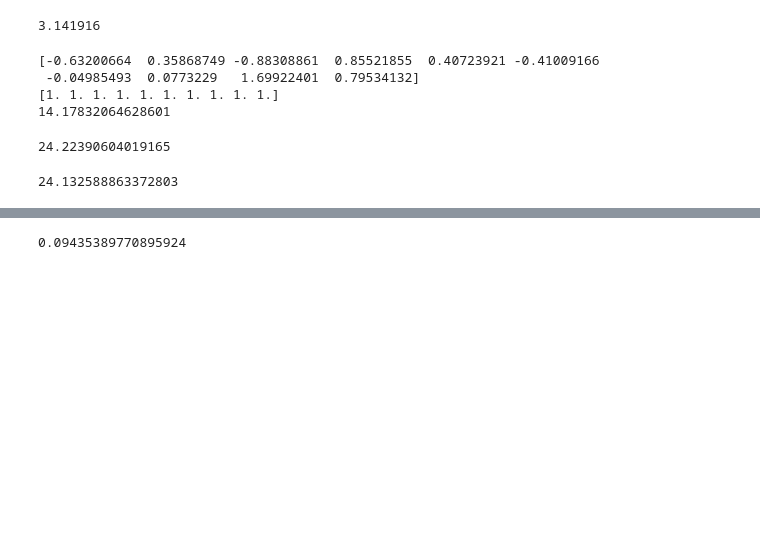
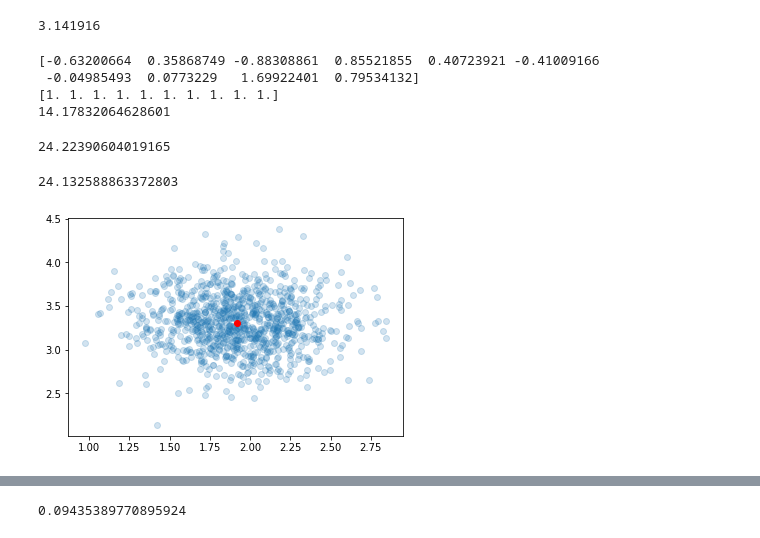
Before and after one commit to harsh-parikh/MCMC550, a Jupyter notebook: Untitled.ipynb, the cells around one changed output, grey strips where cells are left out. Cells and saved outputs as stored; diff of their text form; code cells hidden in the pictures; blank space fills up the shorter version.

Commit message:
Add a figure for the MCMC.

```diff
--- a/Untitled.ipynb
+++ b/Untitled.ipynb
@@ -70,42 +70,102 @@ print(t2-t1)
 # %% [output]
 24.132588863372803
 # %%
+import math
 import matplotlib.pyplot as plt
+from numba import cuda, float64
+from numba.cuda.random import create_xoroshiro128p_states, xoroshiro128p_uniform_float64, xoroshiro128p_normal_float64
 # plt.scatter(x[:,0],x[:,1],alpha=0.02)
-
+# np.random.seed(0)
 @cuda.jit
-def mcmc(data):
-    shared = cuda.shared.array(shape=(2**11, 2), dtype=float32)
+def mcmc(data, output, rng_states,n_iter):
+    shared = cuda.shared.array(shape=(2**11,), dtype=float64)
     tx = cuda.threadIdx.x  # Thread ID
     ty = cuda.blockIdx.x  # Block ID
     bw = cuda.blockDim.x  # Block Size
     idx = bw*ty+tx
 
-    theta = (0,0)
+    theta = (0.,0.)
     x = data[idx]
-    log_p = -(((theta[0]-x[0])**2)/(2*0.1) + ((theta[1]-x[1])**2)/(2*0.1))
-    shared[tx] = log_p
+    log_p_i = -(((theta[0]-x[0])**2)/(2*0.1) + ((theta[1]-x[1])**2)/(2*0.1))
+    shared[tx] = log_p_i
+    cuda.syncthreads()
 
     s = bw//2
     while s>0:
         if tx < s:
-            shared[tx,0] += shared[tx+s,0]
-            shared[tx,1] += shared[tx+s,1]
+            shared[tx] += shared[tx+s]
         cuda.syncthreads()
         s>>=1
 
+    log_p = shared[0]  # ?
 
-#     for (unsigned int s=blockDim.x/2; s>0; s>>=1) {
-#     if (tid < s) {
-#     sdata[tid] += sdata[tid + s];
-#     }
-#     __syncthreads();
-#     }
+    for i in range(n_iter):
+        if tx == 0:
+#             theta_ = (theta[0] + 0.1*xoroshiro128p_normal_float64(rng_states, ty), theta[1] + 0.1*xoroshiro128p_normal_float64(rng_states, ty))
+            shared[0] = theta[0] + 0.05*xoroshiro128p_normal_float64(rng_states, idx)
+            shared[1] = theta[1] + 0.05*xoroshiro128p_normal_float64(rng_states, idx)
+        cuda.syncthreads()
+        theta_ = shared[0],shared[1]
 
+
+
+        log_p_i = -(((theta_[0]-x[0])**2)/(2*0.1) + ((theta_[1]-x[1])**2)/(2*0.1))
+        shared[tx] = log_p_i
+        cuda.syncthreads()
+
+        s = bw//2
+        while s>0:
+            if tx < s:
+                shared[tx] += shared[tx+s]
+            cuda.syncthreads()
+            s>>=1
+
+        log_p_ = shared[0]
+
+        alpha = math.exp(min(0,log_p_-log_p))
+        if tx == 0:
+            shared[0] = xoroshiro128p_uniform_float64(rng_states, idx)
+        cuda.syncthreads()
+        u = shared[0]
+
+        if u < alpha:
+            theta = theta_
+            log_p = log_p_
+
+        # ?
+        if tx == 0:
+            output[i] = theta
+
+
+n_iter = 100000
 
 # Prior distribution
 theta_0 =  np.random.multivariate_normal([1,1],cov=[[1, 0.5],[0.5, 1]])
-data = np.random.multivariate_normal(theta_0,cov=[[0.1, 0],[0, 0.1]],size=2**5)
-threadsperblock = 32
-blockspergrid = (data.size + (threadsperblock - 1)) // threadsperblock
-mcmc[blockspergrid, threadsperblock](data)
+data = np.random.multivariate_normal(theta_0,cov=[[0.1, 0],[0, 0.1]],size=2**10)
+threadsperblock = 1024
+blockspergrid = (data.shape[0] + (threadsperblock - 1)) // threadsperblock
+
+rng_states = create_xoroshiro128p_states(threadsperblock * blockspergrid, seed=1)
+
+output = np.empty((n_iter,2))
+
+
+mcmc[blockspergrid, threadsperblock](data,output,rng_states, n_iter)
+# print(output)
+# print(theta_0)
+output_ = np.empty((n_iter,3))
+output_[:,:2] = output
+output_[:,2] = np.arange(0,n_iter)
+
+plt.figure()
+plt.scatter(data[:,0],data[:,1],alpha=0.2)
+plt.scatter(theta_0[0],theta_0[1],color='red')
+plt.show()
+
+fig = plt.figure()
+plt.scatter(output_[:,0],output_[:,1],c=output_[:,2],alpha=0.1)
+plt.scatter(theta_0[0],theta_0[1],color='red')
+plt.colorbar()
+plt.show()
+# %% [output]
+[figure, added]
```
Also changed, not shown: parts of 2 cells of this notebook, 1 other file.
